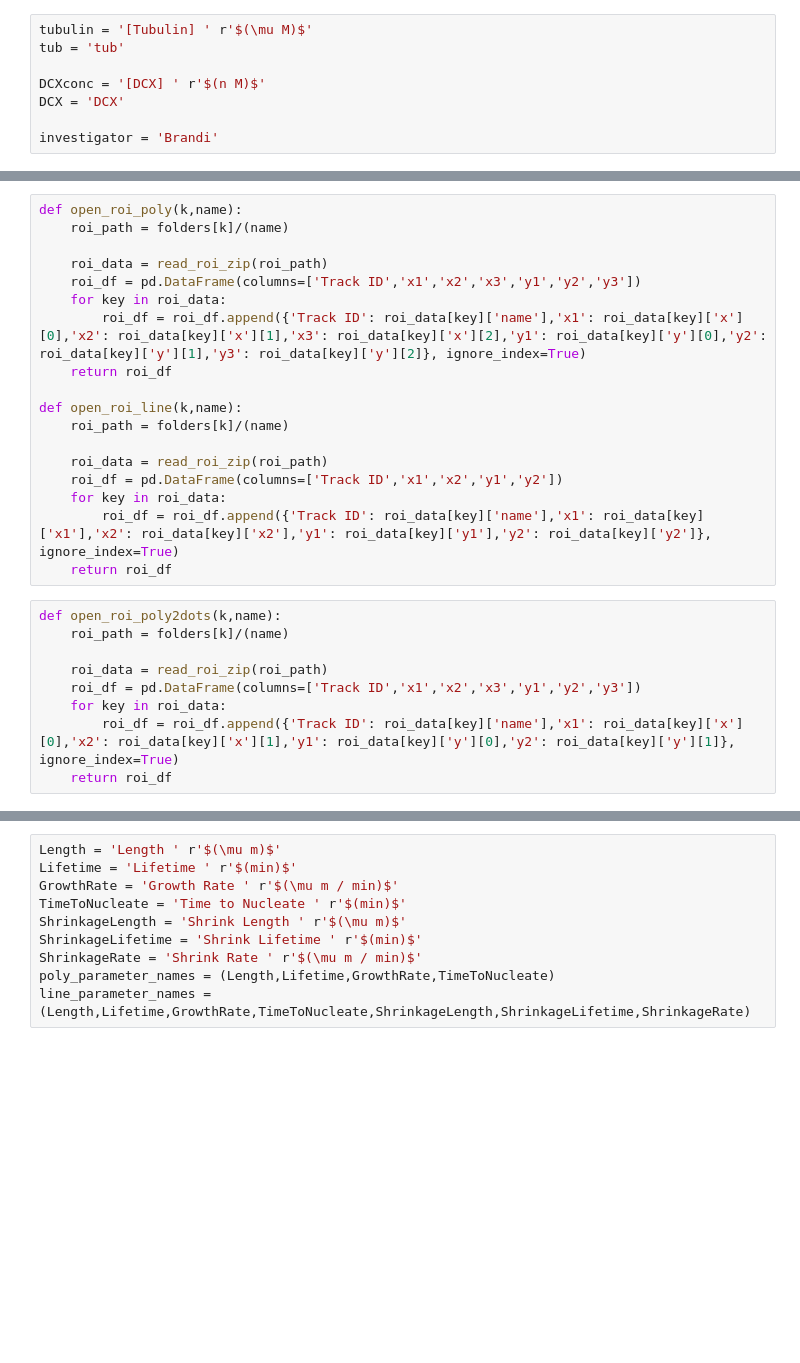
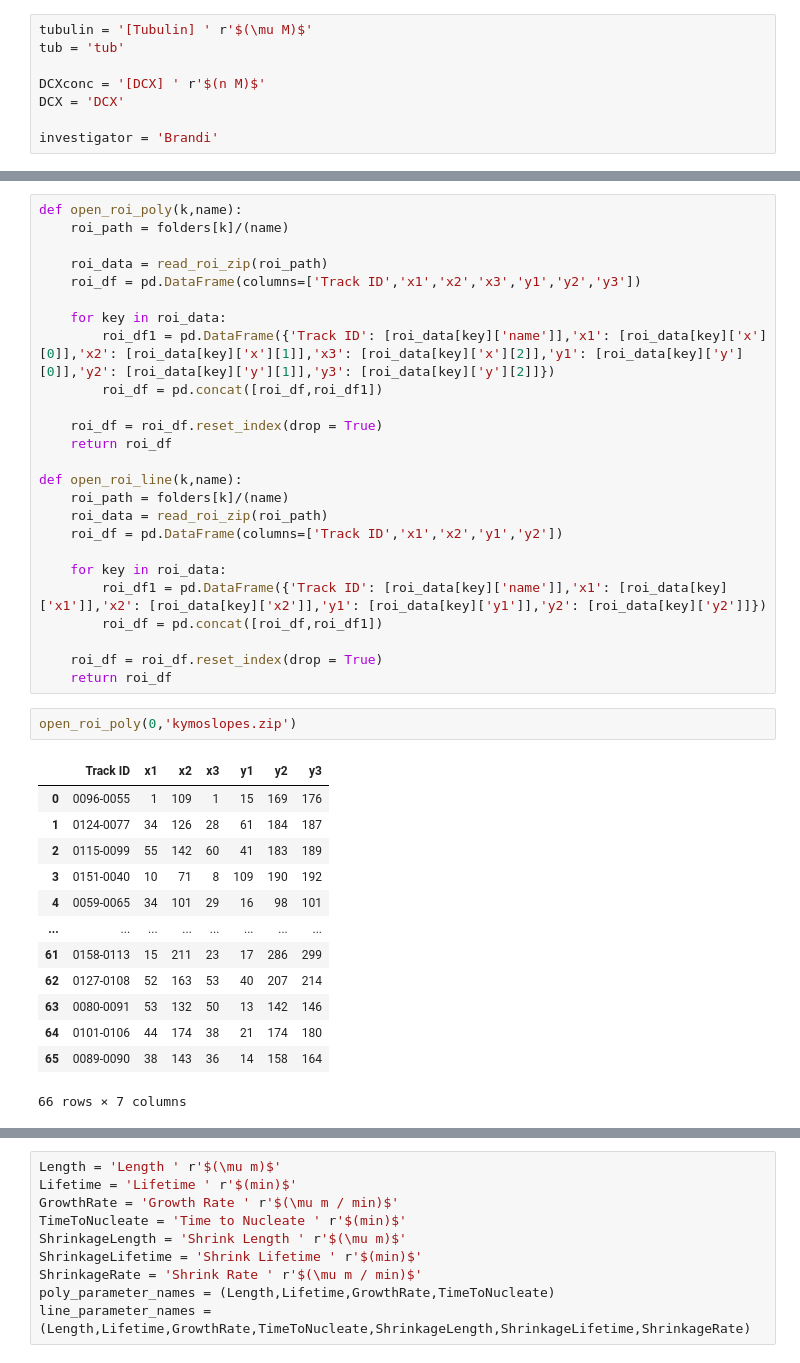
Before and after one commit to brouhardlab/brouhardlab-scripts, a Jupyter notebook: notebooks/Brandi/growth_nucleation_lifetimes.ipynb, the cells around one changed output, grey strips where cells are left out. Saved outputs shown, nothing was run; the diff lists cells and outputs as text; blank space fills up the shorter version.

```diff
--- a/notebooks/Brandi/growth_nucleation_lifetimes.ipynb
+++ b/notebooks/Brandi/growth_nucleation_lifetimes.ipynb
@@ -74,27 +74,41 @@ def open_roi_poly(k,name):
 
     roi_data = read_roi_zip(roi_path)
     roi_df = pd.DataFrame(columns=['Track ID','x1','x2','x3','y1','y2','y3'])
+
     for key in roi_data:
-        roi_df = roi_df.append({'Track ID': roi_data[key]['name'],'x1': roi_data[key]['x'][0],'x2': roi_data[key]['x'][1],'x3': roi_data[key]['x'][2],'y1': roi_data[key]['y'][0],'y2': roi_data[key]['y'][1],'y3': roi_data[key]['y'][2]}, ignore_index=True)
+        roi_df1 = pd.DataFrame({'Track ID': [roi_data[key]['name']],'x1': [roi_data[key]['x'][0]],'x2': [roi_data[key]['x'][1]],'x3': [roi_data[key]['x'][2]],'y1': [roi_data[key]['y'][0]],'y2': [roi_data[key]['y'][1]],'y3': [roi_data[key]['y'][2]]})
+        roi_df = pd.concat([roi_df,roi_df1])
+
+    roi_df = roi_df.reset_index(drop = True)
     return roi_df
 
 def open_roi_line(k,name):
     roi_path = folders[k]/(name)
-
     roi_data = read_roi_zip(roi_path)
     roi_df = pd.DataFrame(columns=['Track ID','x1','x2','y1','y2'])
+
     for key in roi_data:
-        roi_df = roi_df.append({'Track ID': roi_data[key]['name'],'x1': roi_data[key]['x1'],'x2': roi_data[key]['x2'],'y1': roi_data[key]['y1'],'y2': roi_data[key]['y2']}, ignore_index=True)
+        roi_df1 = pd.DataFrame({'Track ID': [roi_data[key]['name']],'x1': [roi_data[key]['x1']],'x2': [roi_data[key]['x2']],'y1': [roi_data[key]['y1']],'y2': [roi_data[key]['y2']]})
+        roi_df = pd.concat([roi_df,roi_df1])
+
+    roi_df = roi_df.reset_index(drop = True)
     return roi_df
-# %%
-def open_roi_poly2dots(k,name):
-    roi_path = folders[k]/(name)
-
-    roi_data = read_roi_zip(roi_path)
-    roi_df = pd.DataFrame(columns=['Track ID','x1','x2','x3','y1','y2','y3'])
-    for key in roi_data:
-        roi_df = roi_df.append({'Track ID': roi_data[key]['name'],'x1': roi_data[key]['x'][0],'x2': roi_data[key]['x'][1],'y1': roi_data[key]['y'][0],'y2': roi_data[key]['y'][1]}, ignore_index=True)
-    return roi_df
+# %%
+open_roi_poly(0,'kymoslopes.zip')
+# %% [output]
+|  | Track ID | x1 | x2 | x3 | y1 | y2 | y3 |
+| 0 | 0096-0055 | 1 | 109 | 1 | 15 | 169 | 176 |
+| 1 | 0124-0077 | 34 | 126 | 28 | 61 | 184 | 187 |
+| 2 | 0115-0099 | 55 | 142 | 60 | 41 | 183 | 189 |
+| 3 | 0151-0040 | 10 | 71 | 8 | 109 | 190 | 192 |
+| 4 | 0059-0065 | 34 | 101 | 29 | 16 | 98 | 101 |
+| ... | ... | ... | ... | ... | ... | ... | ... |
+| 61 | 0158-0113 | 15 | 211 | 23 | 17 | 286 | 299 |
+| 62 | 0127-0108 | 52 | 163 | 53 | 40 | 207 | 214 |
+| 63 | 0080-0091 | 53 | 132 | 50 | 13 | 142 | 146 |
+| 64 | 0101-0106 | 44 | 174 | 38 | 21 | 174 | 180 |
+| 65 | 0089-0090 | 38 | 143 | 36 | 14 | 158 | 164 |
+66 rows × 7 columns
 # %%
 roi_path = folders[0]/('start.zip')
 roi_data = read_roi_zip(roi_path)
```
Also changed, not shown: parts of 16 cells of this notebook, 4 other files.
